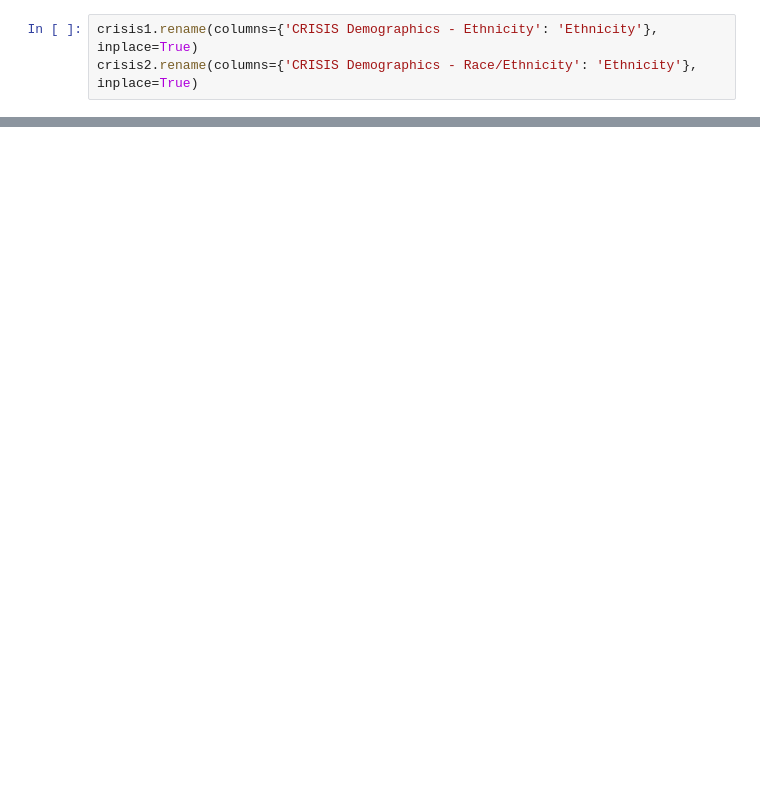
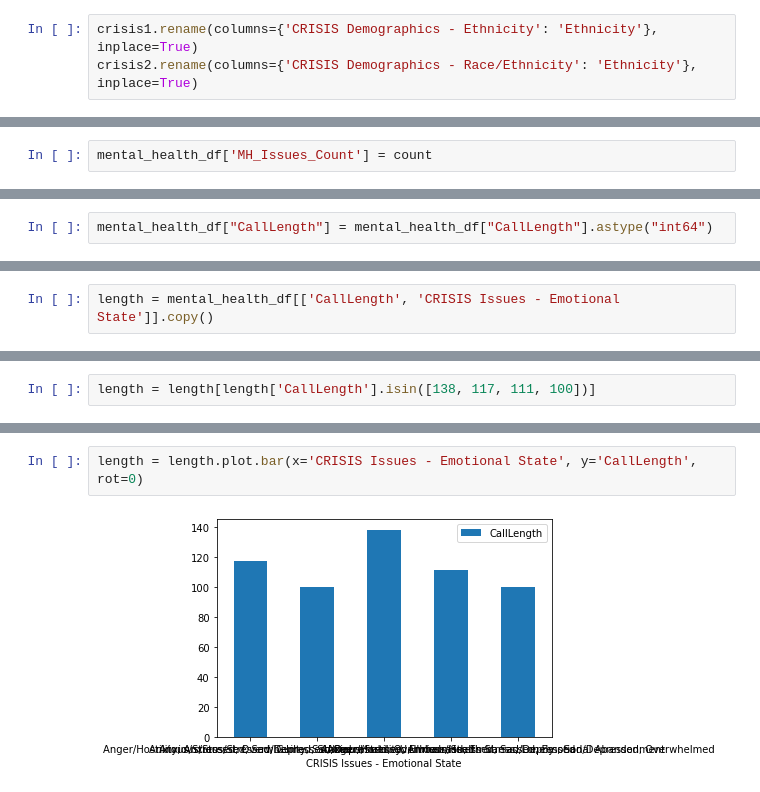
Before and after one commit to NSS-Data-Analytics-Cohort-6/fcs-crisis-data-campers, a Jupyter notebook: notebooks/fcs_crisis_nathan.ipynb, the cells around one changed output, grey strips where cells are left out. Cells and saved outputs as stored; diff of their text form; blank space fills up the shorter version.

Commit message:
cleaned data, created new dataset, editing graph

```diff
--- a/notebooks/fcs_crisis_nathan.ipynb
+++ b/notebooks/fcs_crisis_nathan.ipynb
@@ -40,0 +96,2 @@ crisis1
+# %%
+mental_health_df['MH_Issues_Count'] = count
@@ -40,0 +109,2 @@ crisis1
+# %%
+mental_health_df["CallLength"] = mental_health_df["CallLength"].astype("int64")
@@ -40,0 +141,2 @@ crisis1
+# %%
+length = mental_health_df[['CallLength', 'CRISIS Issues - Emotional State']].copy()
@@ -40,0 +157,2 @@ crisis1
+# %%
+length = length[length['CallLength'].isin([138, 117, 111, 100])]
@@ -40,0 +168,4 @@ crisis1
+# %%
+length = length.plot.bar(x='CRISIS Issues - Emotional State', y='CallLength', rot=0)
+# %% [output]
+[figure, added]
```
Also changed, not shown: parts of 31 cells of this notebook.
